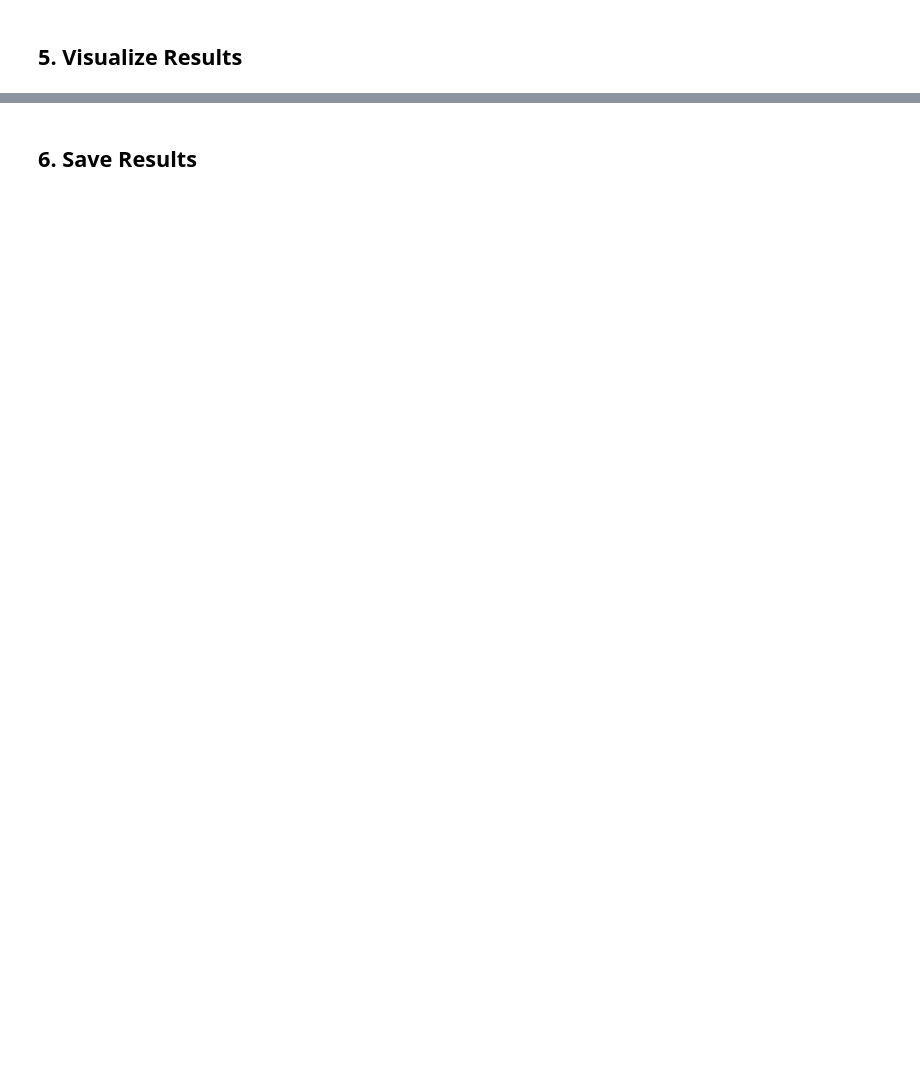
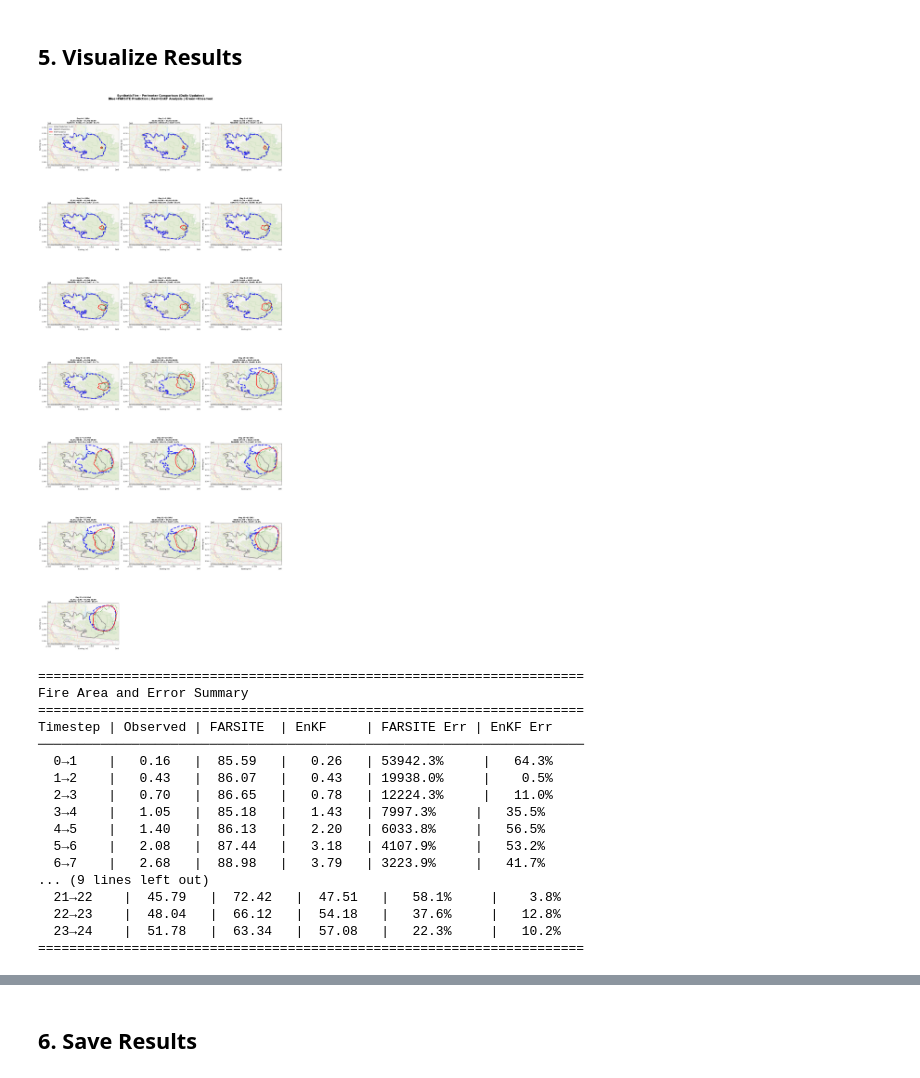
Before and after one commit to hahmed17/WIFIRE-Firemap-for-NDP, a Jupyter notebook: enkf_data_assimilation.ipynb, the cells around one changed output, grey strips where cells are left out. Cells and saved outputs as stored; diff of their text form; code cells hidden in the pictures; blank space fills up the shorter version.

Commit message:
adding synthetic fire results for vsize=100, and updating gitignore

```diff
--- a/enkf_data_assimilation.ipynb
+++ b/enkf_data_assimilation.ipynb
@@ -59,6 +59,11 @@ Synthetic Fire?: True
 # perimeters_gdf = gpd.read_file(
 #     OUTPUT_DIR / f"{FIRE_NAME.lower().replace(' ', '_')}_perimeters.geojson"
 # )
+
+with open(DATA_DIR / "workflow_config.json", 'r') as f:
+    workflow_config = json.load(f)
+PERIMETERS_PATH = workflow_config["perimeters_path"]
+
 perimeters_gdf = gpd.read_file(PERIMETERS_PATH)
 
 perimeters_gdf['datetime'] = pd.to_datetime(perimeters_gdf['datetime'])
@@ -104,7 +109,7 @@ FARSITE_TIMESTEP = pd.Timedelta(minutes=30)
 
 # EnKF parameters
 VSIZE = 500  # Observation noise (meters)
-WSIZE = 200  # Model noise (meters)
+WSIZE = 100  # Model noise (meters)
 RANDOM_SEED = 1234
 
 # Initialize random number generator
@@ -314,7 +315,7 @@ for t in range(n_timesteps):
         sampled_wdlst = np.fmod(sampled_wdlst + 360, 360)  # Keep in [0, 360)
 
     # Run EnKF
-    try:
+    try: # Important params:
         adjusted_state, X, zkphat, xkhat, ykhat, xkphat = adjusted_state_EnKF_farsite(
             initial_state=current_state,
             observation_state=observation_state,
@@ -368,6 +369,9 @@ for t in range(n_timesteps):
     results['mean_wind_direction'].append(mean_wd)
     results['n_weather_obs'].append(len(timestep_ws_list))
 
+    # Save the results into a pickle file for checkpoint
+    pd.to_pickle(results, OUTPUT_DIR / f"{FIRE_NAME.lower().replace(' ', '_')}_enkf_results.pkl")
+
         # Update state for next iteration (use analysis as new initial condition)
     current_state = adjusted_state
 
@@ -524,5 +401,7 @@ Observed perimeter area: 2.08 km²
 # %% [markdown]
 ## 5. Visualize Results
+# %%
+results = pd.read_pickle('/dtwinvol/tcaglar/wildfire-digital-twin/outputs/syntheticfire_sequential_results.pkl')
 # %%
 # Map visualization: Compare perimeters at each timestep
 import contextily as ctx
@@ -538,11 +417,14 @@ for idx, t in enumerate(results['timestep']):
     ax = axes[idx]
 
     # Create GeoDataFrames for plotting
+    noda_gdf = gpd.GeoDataFrame([1], geometry=[results['predicted_geom'][0]], crs="EPSG:5070")
     pred_gdf = gpd.GeoDataFrame([1], geometry=[results['predicted_geom'][idx]], crs="EPSG:5070")
     analysis_gdf = gpd.GeoDataFrame([1], geometry=[results['analysis_geom'][idx]], crs="EPSG:5070")
     obs_gdf = gpd.GeoDataFrame([1], geometry=[results['observed_geom'][idx]], crs="EPSG:5070")
 
     # Plot in order: FARSITE → EnKF → Observed
+    noda_gdf.boundary.plot(ax=ax, color='gray', linewidth=3, linestyle='-',
+                          label='Initial Prediction (t=0)', zorder=2, alpha=0.8)
     pred_gdf.boundary.plot(ax=ax, color='blue', linewidth=4, linestyle='--',
                           label='FARSITE Prediction', zorder=2, alpha=0.8)
     analysis_gdf.boundary.plot(ax=ax, color='red', linewidth=3, linestyle='-',
@@ -550,13 +432,17 @@ for idx, t in enumerate(results['timestep']):
     obs_gdf.boundary.plot(ax=ax, color='green', linewidth=2.5, linestyle=':',
                          label='Observed (Truth)', zorder=4)
 
+# ((np.float64(-1936202.4869219281), np.float64(-1925455.7746395073)),
+#  (np.float64(1268760.155659983), np.float64(1279111.2710736948)))
+    ax.set_xlim(-1950202.4869219281, -1925455.7746395073)
+    ax.set_ylim(1264760.155659983, 1279111.2710736948)
+
     # Add basemap with explicit zoom level
     try:
         ctx.add_basemap(
             ax=ax,
             source=ctx.providers.OpenStreetMap.Mapnik,
             crs="EPSG:5070",
-            zoom=12,
             alpha=0.5,
             zorder=1
         )
@@ -592,30 +478,49 @@ for idx, t in enumerate(results['timestep']):
     ax.set_ylabel('Northing (m)', fontsize=9)
     ax.tick_params(labelsize=8)
 
 # Hide unused subplots
 for idx in range(n_timesteps, len(axes)):
     axes[idx].set_visible(False)
 
 plt.suptitle(f'{FIRE_NAME} - Perimeter Comparison (Daily Updates)\n' +
             'Blue=FARSITE Prediction | Red=EnKF Analysis | Green=Observed',
             fontsize=15, weight='bold', y=0.998)
 plt.tight_layout()
 plt.savefig(OUTPUT_DIR / f"{FIRE_NAME.lower().replace(' ', '_')}_perimeter_maps.png",
            dpi=200, bbox_inches='tight')
 plt.show()
 
 # Summary table
 print(f"\n{'='*70}")
 print(f"Fire Area and Error Summary")
 print(f"{'='*70}")
 print(f"Timestep | Observed | FARSITE  | EnKF     | FARSITE Err | EnKF Err")
 print(f"{'─'*70}")
 for idx, t in enumerate(results['timestep']):
     obs_area = results['observed_geom'][idx].area / 1e6
     pred_area = results['predicted_geom'][idx].area / 1e6
     enkf_area = results['analysis_geom'][idx].area / 1e6
     farsite_err = abs(pred_area - obs_area) / obs_area * 100
     enkf_err = abs(enkf_area - obs_area) / obs_area * 100
     print(f"  {t}→{t+1}    | {obs_area:6.2f}   | {pred_area:6.2f}   | {enkf_area:6.2f}   | "
           f"{farsite_err:6.1f}%     | {enkf_err:6.1f}%")
 print(f"{'='*70}")
+# %% [output]
+[figure, added]
+======================================================================
+Fire Area and Error Summary
+======================================================================
+Timestep | Observed | FARSITE  | EnKF     | FARSITE Err | EnKF Err
+──────────────────────────────────────────────────────────────────────
+  0→1    |   0.16   |  85.59   |   0.26   | 53942.3%     |   64.3%
+  1→2    |   0.43   |  86.07   |   0.43   | 19938.0%     |    0.5%
+  2→3    |   0.70   |  86.65   |   0.78   | 12224.3%     |   11.0%
+  3→4    |   1.05   |  85.18   |   1.43   | 7997.3%     |   35.5%
+  4→5    |   1.40   |  86.13   |   2.20   | 6033.8%     |   56.5%
+  5→6    |   2.08   |  87.44   |   3.18   | 4107.9%     |   53.2%
+  6→7    |   2.68   |  88.98   |   3.79   | 3223.9%     |   41.7%
+... (9 lines left out)
+  21→22    |  45.79   |  72.42   |  47.51   |   58.1%     |    3.8%
+  22→23    |  48.04   |  66.12   |  54.18   |   37.6%     |   12.8%
+  23→24    |  51.78   |  63.34   |  57.08   |   22.3%     |   10.2%
+======================================================================
```
Also changed, not shown: parts of 7 cells of this notebook, 5 other files.
